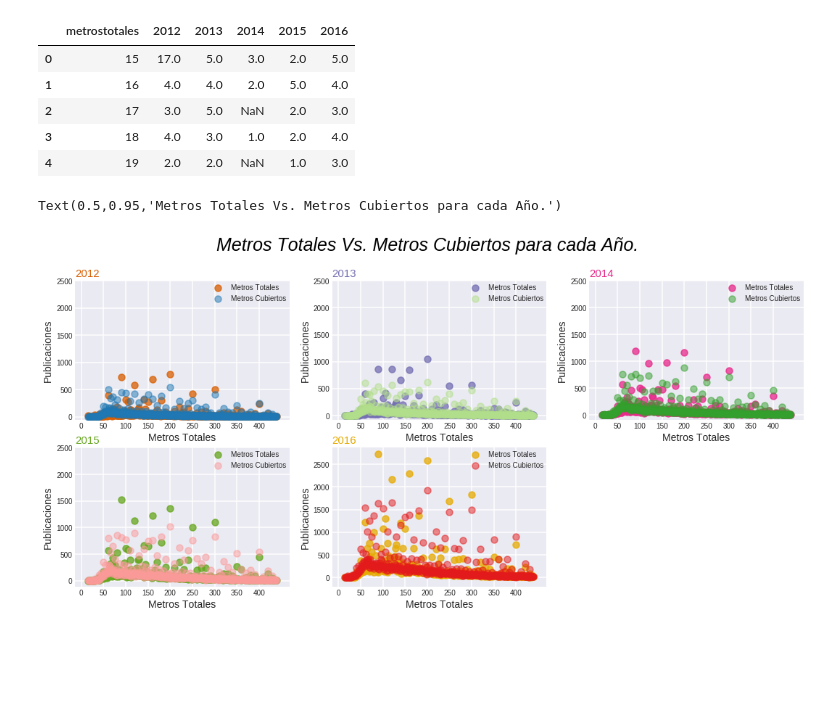
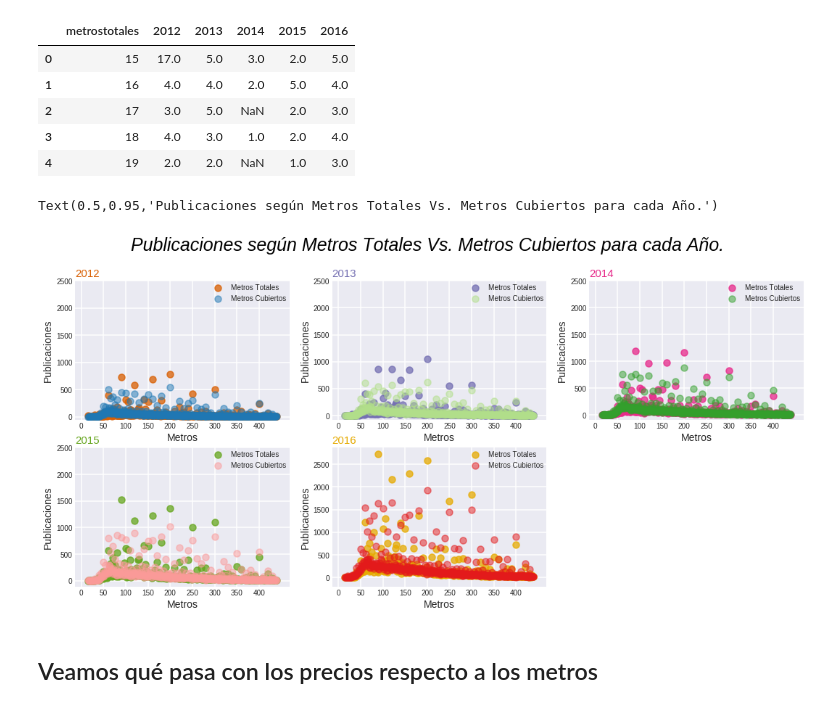
Before and after one commit to luctiz/Grupo43-TP1, a Jupyter notebook: AnalisisTemporales.ipynb, the cells around one changed output. Cells and saved outputs as stored; diff of their text form; code cells hidden in the pictures; blank space fills up the shorter version.

```diff
--- a/AnalisisTemporales.ipynb
+++ b/AnalisisTemporales.ipynb
@@ -361,6 +361,6 @@ False    222600
 True      17400
 Name: metroscubiertos, dtype: int64
 # %%
-df_metros = df.loc[:, ['fecha', 'metroscubiertos', 'metrostotales', 'id']]
+df_metros = df.loc[:, ['fecha', 'metroscubiertos', 'metrostotales', 'id', 'precio']]
 df_metros.head()
 # %% [output]
@@ -435,25 +435,27 @@ df_mtrs_totales.head()
 # %%
 palette1 = plt.get_cmap('Dark2')
 palette2 = plt.get_cmap('Paired')
 
 plt.figure(figsize=(18,12))
 for num, column in enumerate(df_mtrs_totales.drop('metrostotales', axis=1)):
 
     num += 1
     plt.subplot(3,3, num)
     # Uso semilog para poder apreciar mejor el comportamiento de las lineas de cada año
     plt.scatter(df_mtrs_totales['metrostotales'], df_mtrs_totales[column], color=palette1(num), alpha = 0.75)
     plt.scatter(df_mtrs_años['metroscubiertos'], df_mtrs_años[column], color=palette2(num), alpha = 0.5)
     #Todos los plots tienen los mismos límites
     plt.yticks(list(range(0,3000, 500)), fontsize = 10)
     plt.xticks(list(range(0,450,50)),fontsize = 10)
     # Título para cada plot
     plt.title(column, loc='left', fontsize=15, fontweight=0, color=palette(num))
-    plt.xlabel('Metros Totales', fontsize = 14, fontweight=1)
+    plt.xlabel('Metros', fontsize = 14, fontweight=1)
     plt.ylabel('Publicaciones', fontsize = 14, fontweight=1)
     plt.legend(labels = ('Metros Totales', 'Metros Cubiertos'), fontsize = 10, borderaxespad = 0)
 
-plt.suptitle("Metros Totales Vs. Metros Cubiertos para cada Año.", fontsize = 25, color='black', style='italic', y=0.95)
+plt.suptitle("Publicaciones según Metros Totales Vs. Metros Cubiertos para cada Año.", fontsize = 25, color='black', style='italic', y=0.95)
 # %% [output]
-Text(0.5,0.95,'Metros Totales Vs. Metros Cubiertos para cada Año.')
+Text(0.5,0.95,'Publicaciones según Metros Totales Vs. Metros Cubiertos para cada Año.')
-[figure, old version]
+[figure, new version]
+# %% [markdown]
+## Veamos qué pasa con los precios respecto a los metros
```
Also changed, not shown: parts of 12 cells of this notebook, 1 other file.
